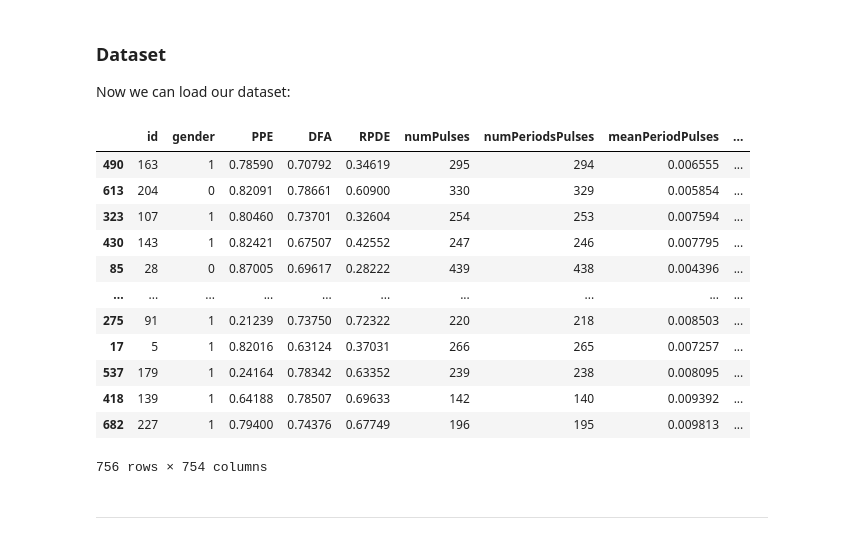
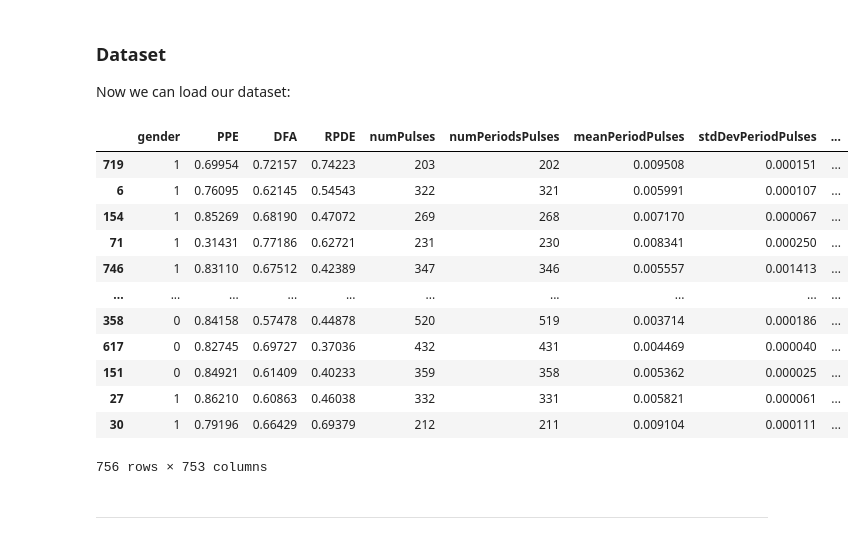
Before and after one commit to ckoliber/mlexercises, a Jupyter notebook: src/exercise2_1.ipynb, the cells around one changed output. Drawn from its saved outputs; the diff is of its cells as text; code cells hidden in the pictures.

```diff
--- a/src/exercise2_1.ipynb
+++ b/src/exercise2_1.ipynb
@@ -43,40 +44,42 @@ Now we can load our dataset:
 # %%
 data_frame = pd.read_csv("../lib/pd_speech_features.csv", skiprows=1)
 data_frame = skutils.shuffle(data_frame)
 
 data_label = data_frame["class"]
-data_frame = data_frame.drop(["class"], axis=1)
+data_frame = data_frame.drop(["id", "class"], axis=1)
 
 data_features = data_frame.to_numpy()
 data_labels = data_label.to_numpy()
 
 data_labels = np.array(data_labels, dtype=np.int32)
 
 train_features, test_features, train_labels, test_labels = skselection.train_test_split(
     data_features,
     data_labels,
     test_size=0.3,
     random_state=313
 )
 
-train_labels = train_labels.astype(np.int64)
-test_labels = test_labels.astype(np.int64)
+train_features = np.array(train_features, dtype=np.float32)
+train_labels = np.array(train_labels, dtype=np.int64)
+test_features = np.array(test_features, dtype=np.float32)
+test_labels = np.array(test_labels, dtype=np.int64)
 
 data_frame
 # %% [output]
-|  | id | gender | PPE | DFA | RPDE | numPulses | numPeriodsPulses | meanPeriodPulses | ... |
-| 490 | 163 | 1 | 0.78590 | 0.70792 | 0.34619 | 295 | 294 | 0.006555 | ... |
-| 613 | 204 | 0 | 0.82091 | 0.78661 | 0.60900 | 330 | 329 | 0.005854 | ... |
-| 323 | 107 | 1 | 0.80460 | 0.73701 | 0.32604 | 254 | 253 | 0.007594 | ... |
-| 430 | 143 | 1 | 0.82421 | 0.67507 | 0.42552 | 247 | 246 | 0.007795 | ... |
-| 85 | 28 | 0 | 0.87005 | 0.69617 | 0.28222 | 439 | 438 | 0.004396 | ... |
+|  | gender | PPE | DFA | RPDE | numPulses | numPeriodsPulses | meanPeriodPulses | stdDevPeriodPulses | ... |
+| 719 | 1 | 0.69954 | 0.72157 | 0.74223 | 203 | 202 | 0.009508 | 0.000151 | ... |
+| 6 | 1 | 0.76095 | 0.62145 | 0.54543 | 322 | 321 | 0.005991 | 0.000107 | ... |
+| 154 | 1 | 0.85269 | 0.68190 | 0.47072 | 269 | 268 | 0.007170 | 0.000067 | ... |
+| 71 | 1 | 0.31431 | 0.77186 | 0.62721 | 231 | 230 | 0.008341 | 0.000250 | ... |
+| 746 | 1 | 0.83110 | 0.67512 | 0.42389 | 347 | 346 | 0.005557 | 0.001413 | ... |
 | ... | ... | ... | ... | ... | ... | ... | ... | ... | ... |
-| 275 | 91 | 1 | 0.21239 | 0.73750 | 0.72322 | 220 | 218 | 0.008503 | ... |
-| 17 | 5 | 1 | 0.82016 | 0.63124 | 0.37031 | 266 | 265 | 0.007257 | ... |
-| 537 | 179 | 1 | 0.24164 | 0.78342 | 0.63352 | 239 | 238 | 0.008095 | ... |
-| 418 | 139 | 1 | 0.64188 | 0.78507 | 0.69633 | 142 | 140 | 0.009392 | ... |
-| 682 | 227 | 1 | 0.79400 | 0.74376 | 0.67749 | 196 | 195 | 0.009813 | ... |
+| 358 | 0 | 0.84158 | 0.57478 | 0.44878 | 520 | 519 | 0.003714 | 0.000186 | ... |
+| 617 | 0 | 0.82745 | 0.69727 | 0.37036 | 432 | 431 | 0.004469 | 0.000040 | ... |
+| 151 | 0 | 0.84921 | 0.61409 | 0.40233 | 359 | 358 | 0.005362 | 0.000025 | ... |
+| 27 | 1 | 0.86210 | 0.60863 | 0.46038 | 332 | 331 | 0.005821 | 0.000061 | ... |
+| 30 | 1 | 0.79196 | 0.66429 | 0.69379 | 212 | 211 | 0.009104 | 0.000111 | ... |
-756 rows × 754 columns
+756 rows × 753 columns
 # %% [markdown]
 ---
 # %% [markdown]
```
Also changed, not shown: parts of 5 cells of this notebook.
